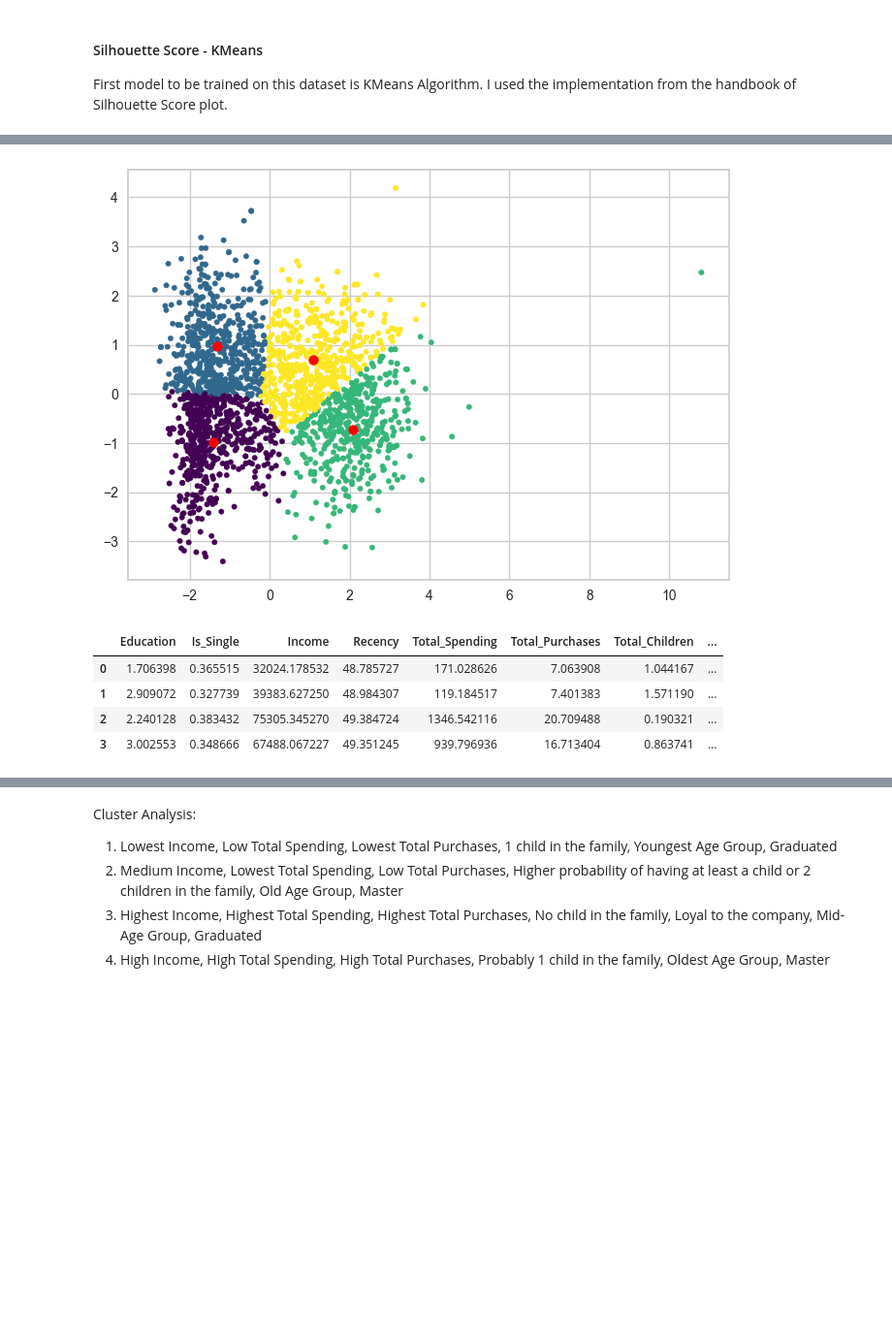
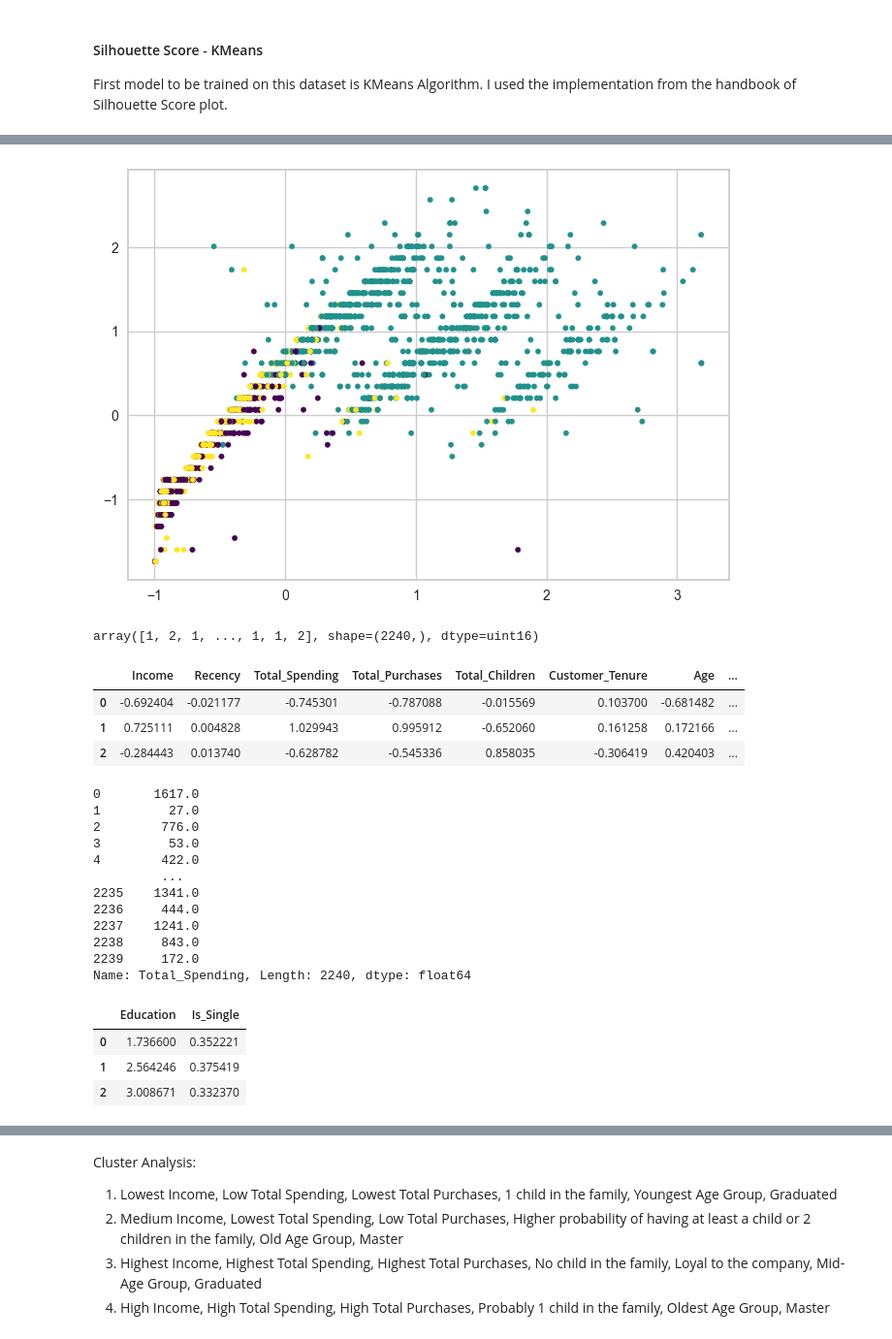
Before and after one commit to Ghenntoggy1/Sigmoid-ML-Tasks, a Jupyter notebook: Homework_12_Clustering_Algorithms/Homework_12_Clustering_Algorithms.ipynb, the cells around one changed output, grey strips where cells are left out. Shown at 97% size. Cells and saved outputs as stored; diff of their text form; code cells hidden in the pictures; blank space fills up the shorter version.

```diff
--- a/Homework_12_Clustering_Algorithms/Homework_12_Clustering_Algorithms.ipynb
+++ b/Homework_12_Clustering_Algorithms/Homework_12_Clustering_Algorithms.ipynb
@@ -582,8 +584,8 @@ customer_personality_dataset
 Next, I will scale the features since I will be using PCA to visualize the data better further.
 # %%
 standard_scaler = StandardScaler()
-customer_personality_scaled_features = pd.DataFrame(data=standard_scaler.fit_transform(customer_personality_dataset),
-                                                    index=customer_personality_dataset.index,
-                                                    columns=customer_personality_dataset.columns)
+customer_personality_scaled_features = pd.DataFrame(data=standard_scaler.fit_transform(customer_personality_dataset.drop(columns=['Education', 'Is_Single'])),
+                                                    index=customer_personality_dataset.drop(columns=['Education', 'Is_Single']).index,
+                                                    columns=customer_personality_dataset.drop(columns=['Education', 'Is_Single']).columns)
 customer_personality_scaled_features.describe()
 # %% [output]
@@ -598,0 +601,3 @@ customer_personality_scaled_features.describe()
+# %%
+customer_personality_scaled_features = pd.concat([customer_personality_scaled_features, customer_personality_dataset[['Education', 'Is_Single']]], axis=1)
+customer_personality_scaled_features
@@ -669 +698,4 @@ Elbow_M.show()
 <Axes: title={'center': 'Distortion Score Elbow for KMeans Clustering'}, xlabel='k', ylabel='distortion score'>
+# %%
+X_pca = customer_personality_scaled_features
+X_pca
@@ -670,23 +716,49 @@ Elbow_M.show()
 # %%
-kmeans_model = KMeans(n_clusters=4, random_state=69)
-kmeans_model.fit(X_pca)
-ids = kmeans_model.predict(X_pca)
-centroids = kmeans_model.cluster_centers_
+kmeans_model = KPrototypes(n_clusters=3, random_state=69)
+kmeans_model.fit(X_pca, categorical=[0, 1])
+ids = kmeans_model.predict(X_pca, categorical=[0, 1])
+# centroids = kmeans_model.cluster_centers_
 
-plt.scatter(X_pca[:, 0], X_pca[:, 1], c=ids, s=15, cmap='viridis')
-plt.scatter(centroids[:, 0], centroids[:, 1], c='red')
+plt.scatter(X_pca.to_numpy()[:, 2], X_pca.to_numpy()[:, 3], c=ids, s=15, cmap='viridis')
+# plt.scatter(centroids[:, 0], centroids[:, 1], c='red')
 plt.show()
 # %% [output]
-[figure, old version]
+[figure, new version]
+# %%
+ids
+# %% [output]
+array([1, 2, 1, ..., 1, 1, 2], shape=(2240,), dtype=uint16)
+# %%
+customer_personality_scaled_features.groupby(ids).mean()
+# %% [output]
+|  | Income | Recency | Total_Spending | Total_Purchases | Total_Children | Customer_Tenure | Age | ... |
+| 0 | -0.692404 | -0.021177 | -0.745301 | -0.787088 | -0.015569 | 0.103700 | -0.681482 | ... |
+| 1 | 0.725111 | 0.004828 | 1.029943 | 0.995912 | -0.652060 | 0.161258 | 0.172166 | ... |
+| 2 | -0.284443 | 0.013740 | -0.628782 | -0.545336 | 0.858035 | -0.306419 | 0.420403 | ... |
 # %%
-centers = kmeans_model.cluster_centers_
-centers = pca.inverse_transform(centers)
-centers = standard_scaler.inverse_transform(centers)
-
-pd.DataFrame(data=centers, columns=[column_name for column_name in final_dataset_copy if column_name in customer_personality_dataset_orig_copy.columns])
+centers = customer_personality_scaled_features
+# centers = pca.inverse_transform(centers)
+centers = standard_scaler.inverse_transform(centers.drop(columns=['Education', 'Is_Single']))
+# TODO: Visualization
+df = pd.DataFrame(data=centers, columns=customer_personality_dataset.drop(columns=['Education', 'Is_Single']).columns)
+df['Total_Spending']
 # %% [output]
-|  | Education | Is_Single | Income | Recency | Total_Spending | Total_Purchases | Total_Children | ... |
-| 0 | 1.706398 | 0.365515 | 32024.178532 | 48.785727 | 171.028626 | 7.063908 | 1.044167 | ... |
-| 1 | 2.909072 | 0.327739 | 39383.627250 | 48.984307 | 119.184517 | 7.401383 | 1.571190 | ... |
-| 2 | 2.240128 | 0.383432 | 75305.345270 | 49.384724 | 1346.542116 | 20.709488 | 0.190321 | ... |
-| 3 | 3.002553 | 0.348666 | 67488.067227 | 49.351245 | 939.796936 | 16.713404 | 0.863741 | ... |
+0       1617.0
+1         27.0
+2        776.0
+3         53.0
+4        422.0
+         ...
+2235    1341.0
+2236     444.0
+2237    1241.0
+2238     843.0
+2239     172.0
+Name: Total_Spending, Length: 2240, dtype: float64
+# %%
+pd.DataFrame(data=customer_personality_scaled_features.groupby(ids).mean()[['Education', 'Is_Single']])
+# %% [output]
+|  | Education | Is_Single |
+| 0 | 1.736600 | 0.352221 |
+| 1 | 2.564246 | 0.375419 |
+| 2 | 3.008671 | 0.332370 |
```
Also changed, not shown: parts of 31 cells of this notebook, 3 other files.
